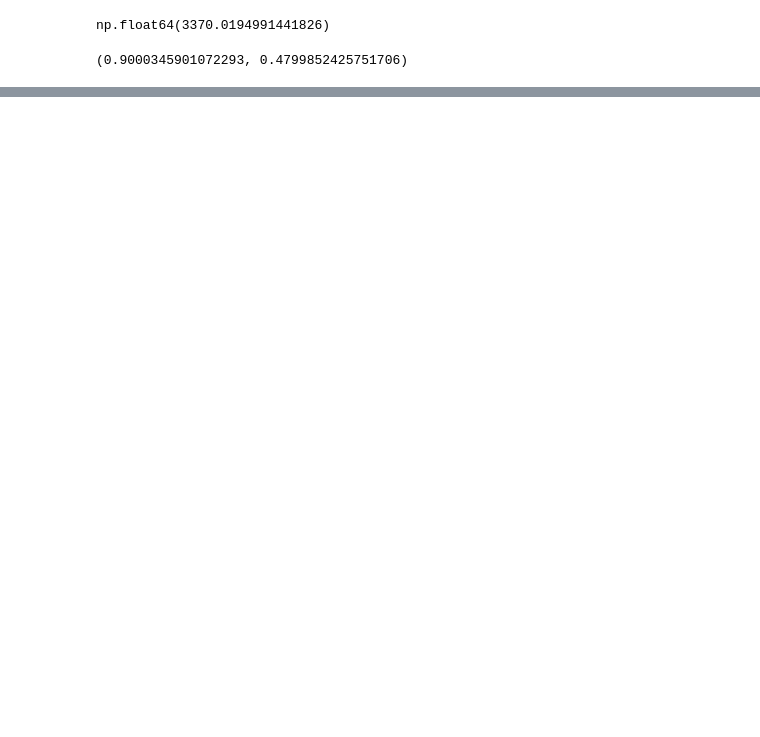
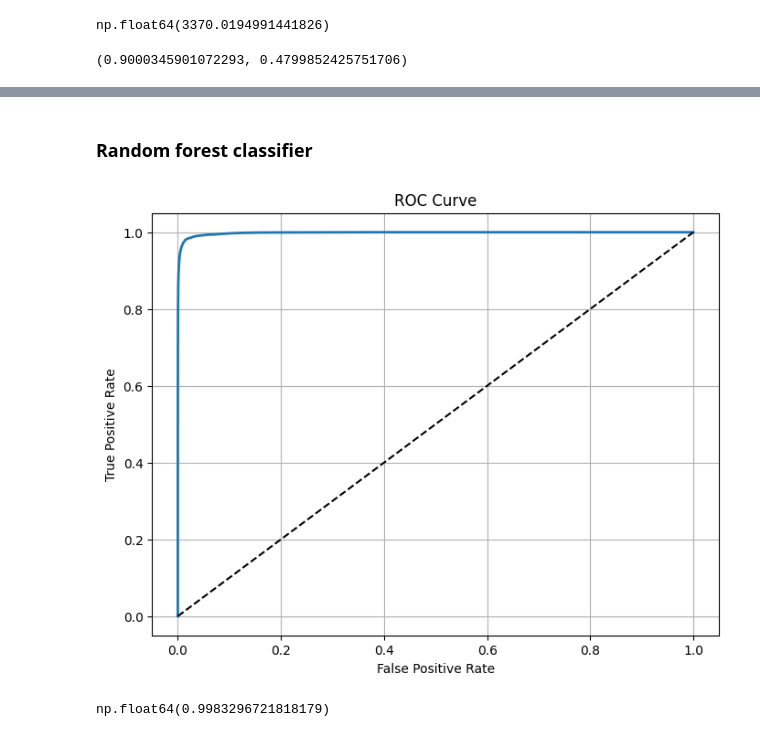
Before and after one commit to penicholson/hands-on-ml, a Jupyter notebook: ch3/mnist.ipynb, the cells around one changed output, grey strips where cells are left out. Cells and saved outputs as stored; diff of their text form; code cells hidden in the pictures; blank space fills up the shorter version.

```diff
--- a/ch3/mnist.ipynb
+++ b/ch3/mnist.ipynb
@@ -124,0 +161,17 @@ y_train_pred_90 = (y_scores >= threshold_90_precision)
+# %% [markdown]
+### Random forest classifier
+# %%
+from sklearn.ensemble import RandomForestClassifier
+
+forest_clf = RandomForestClassifier(random_state=42)
+y_probas_forest = cross_val_predict(forest_clf, X_train, y_train_5, method="predict_proba", cv=3)
+# %%
+y_scores_forest = y_probas_forest[:, 1]
+fpr_forest, tpr_forest, thresholds_forest = roc_curve(y_train_5, y_scores_forest)
+plot_roc_curve(fpr_forest, tpr_forest)
+# %% [output]
+[figure, added]
+# %%
+roc_auc_score(y_train_5, y_scores_forest)
+# %% [output]
+np.float64(0.9983296721818179)
```
Also changed, not shown: parts of 7 cells of this notebook.
